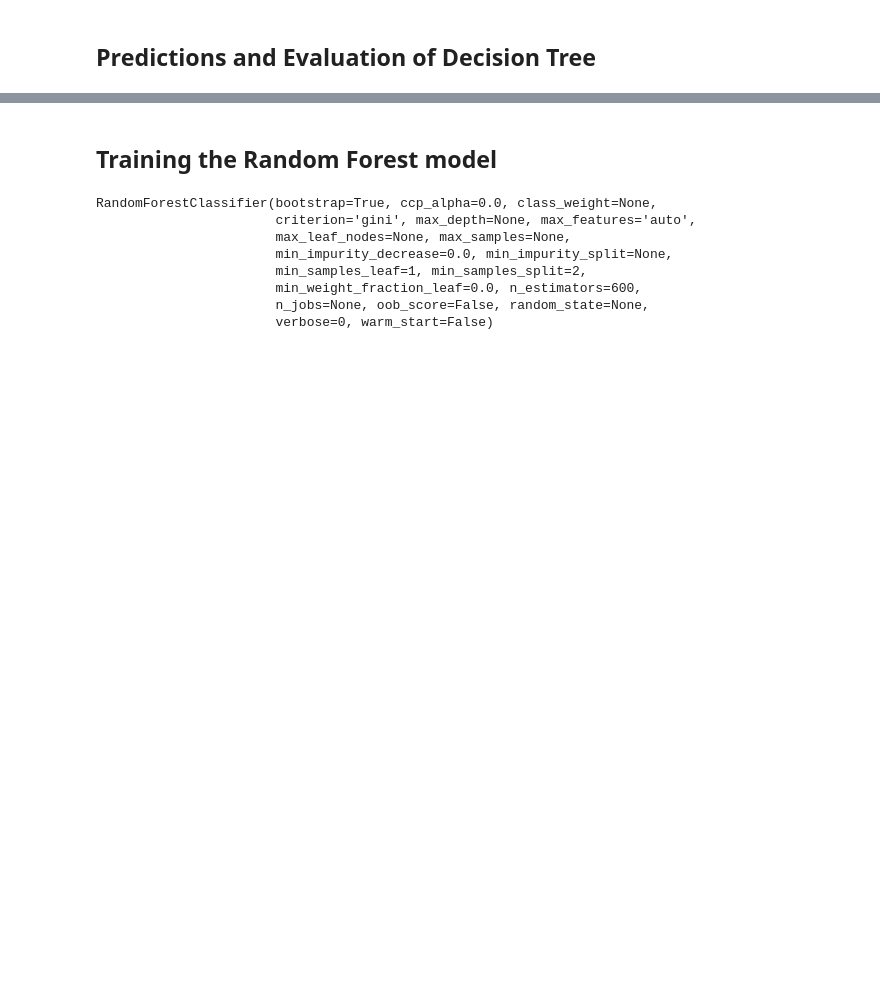
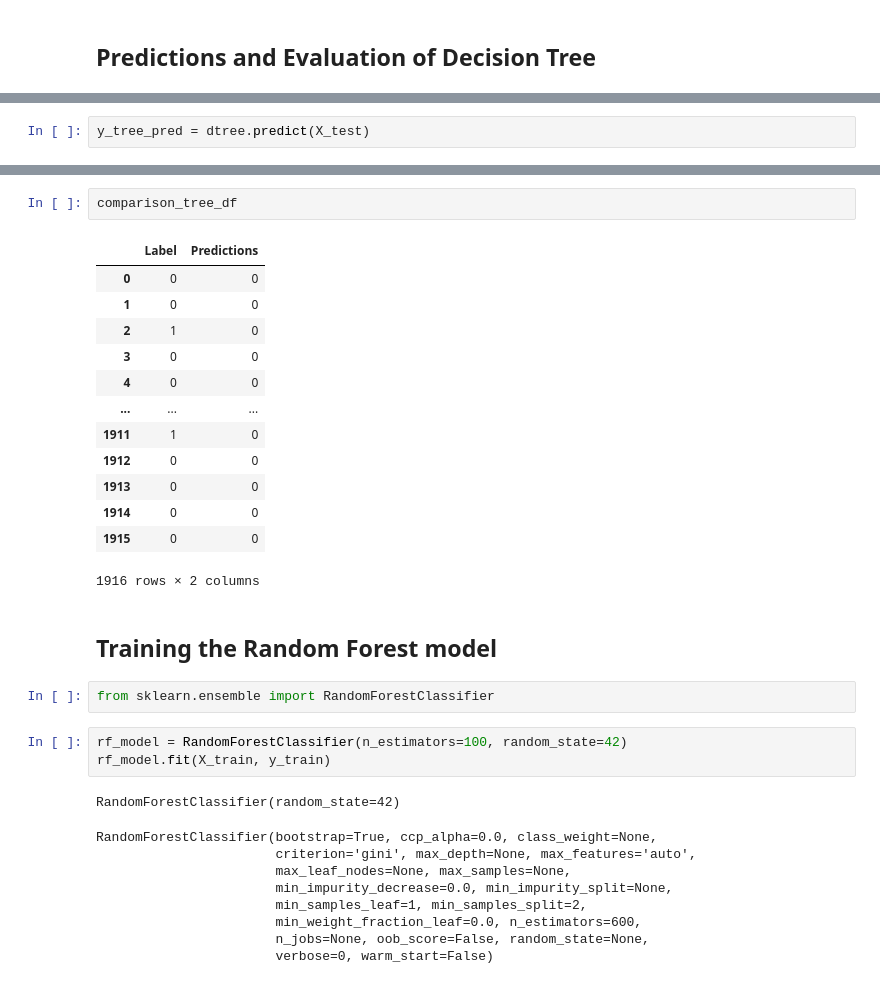
Before and after one commit to aminmk99/machine-learning-projects, a Jupyter notebook: Load Repayment Decision Tree& Random Forest/loan_repayment.ipynb, the cells around one changed output, grey strips where cells are left out. Cells and saved outputs as stored; diff of their text form; blank space fills up the shorter version.

```diff
--- a/Load Repayment Decision Tree& Random Forest/loan_repayment.ipynb
+++ b/Load Repayment Decision Tree& Random Forest/loan_repayment.ipynb
@@ -382,0 +381,2 @@ weighted avg       0.75      0.73      0.74      2874
+# %%
+y_tree_pred = dtree.predict(X_test)
@@ -383,5 +430,28 @@ weighted avg       0.75      0.73      0.74      2874
+# %%
+comparison_tree_df
+# %% [output]
+|  | Label | Predictions |
+| 0 | 0 | 0 |
+| 1 | 0 | 0 |
+| 2 | 1 | 0 |
+| 3 | 0 | 0 |
+| 4 | 0 | 0 |
+| ... | ... | ... |
+| 1911 | 1 | 0 |
+| 1912 | 0 | 0 |
+| 1913 | 0 | 0 |
+| 1914 | 0 | 0 |
+| 1915 | 0 | 0 |
+1916 rows × 2 columns
 # %% [markdown]
 ## Training the Random Forest model
+# %%
+from sklearn.ensemble import RandomForestClassifier
+# %%
+rf_model = RandomForestClassifier(n_estimators=100, random_state=42)
+rf_model.fit(X_train, y_train)
+# %% [output]
+RandomForestClassifier(random_state=42)
 # %%
 # %% [output]
 RandomForestClassifier(bootstrap=True, ccp_alpha=0.0, class_weight=None,
```
Also changed, not shown: parts of 36 cells of this notebook.
